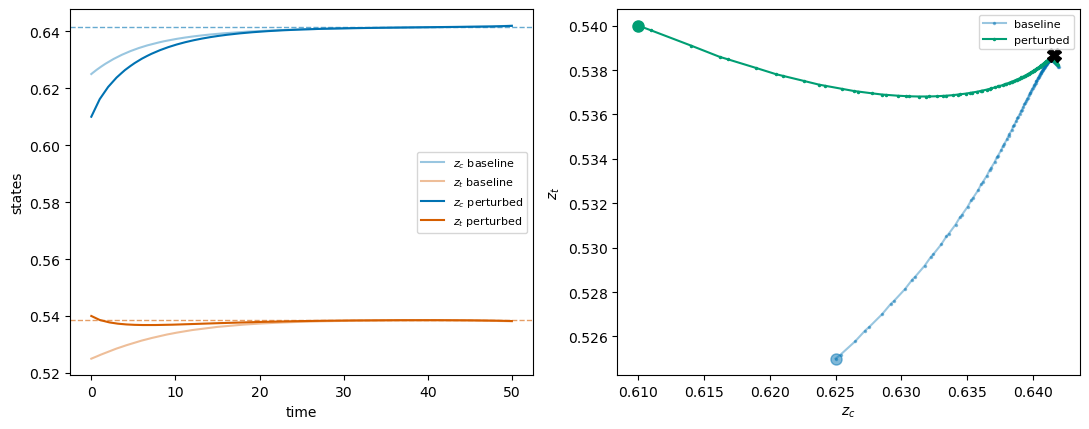
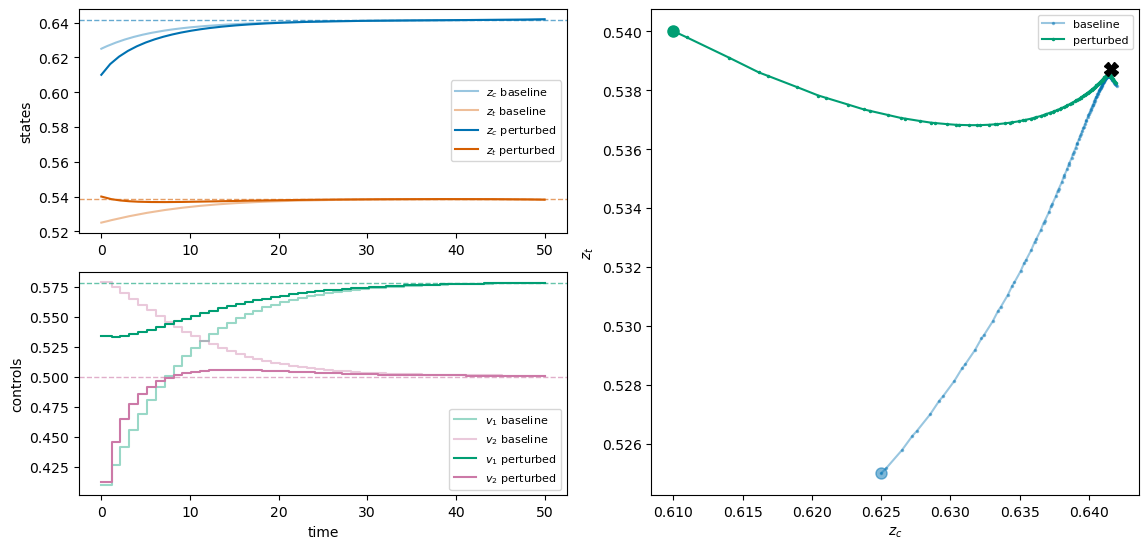
The notebook cell's code change between the first figure and the second:
--- before
+++ after
@@ -6,6 +6,11 @@
 }
 
-fig, axes = plt.subplots(1, 2, figsize=(11, 4.4))
-ax = axes[0]
+fig, axes = plt.subplot_mosaic(
+    [["states", "phase"], ["controls", "phase"]],
+    figsize=(11.5, 5.6),
+    per_subplot_kw={"states": {}, "controls": {}, "phase": {}})
+axes["controls"].sharex(axes["states"])
+
+ax = axes["states"]
 ax.plot(ts, base["zc"], color=WONG[0], alpha=0.4, label="$z_c$ baseline")
 ax.plot(ts, base["zt"], color=WONG[1], alpha=0.4, label="$z_t$ baseline")
@@ -14,8 +19,19 @@
 ax.axhline(pyo.value(m.zc_ss), color=WONG[0], ls="--", lw=1, alpha=0.6)
 ax.axhline(pyo.value(m.zt_ss), color=WONG[1], ls="--", lw=1, alpha=0.6)
-ax.set_xlabel("time")
 ax.set_ylabel("states")
 ax.legend(fontsize=8)
-ax = axes[1]
+
+ax = axes["controls"]
+ax.step(ts, base["v1"], where="post", color=WONG[2], alpha=0.4, label="$v_1$ baseline")
+ax.step(ts, base["v2"], where="post", color=WONG[3], alpha=0.4, label="$v_2$ baseline")
+ax.step(ts, pert["v1"], where="post", color=WONG[2], label="$v_1$ perturbed")
+ax.step(ts, pert["v2"], where="post", color=WONG[3], label="$v_2$ perturbed")
+ax.axhline(pyo.value(m.v1_ss), color=WONG[2], ls="--", lw=1, alpha=0.6)
+ax.axhline(pyo.value(m.v2_ss), color=WONG[3], ls="--", lw=1, alpha=0.6)
+ax.set_xlabel("time")
+ax.set_ylabel("controls")
+ax.legend(fontsize=8)
+
+ax = axes["phase"]
 ax.plot(base["zc"], base["zt"], color=WONG[0], alpha=0.4, marker=".", ms=3,
         label="baseline")

Commit: Overlay figure: add baseline versus perturbed controls panel